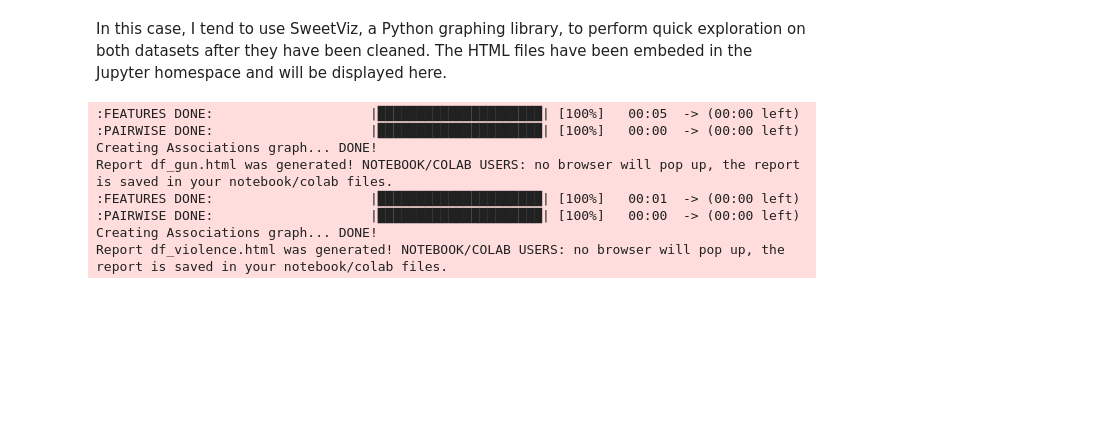
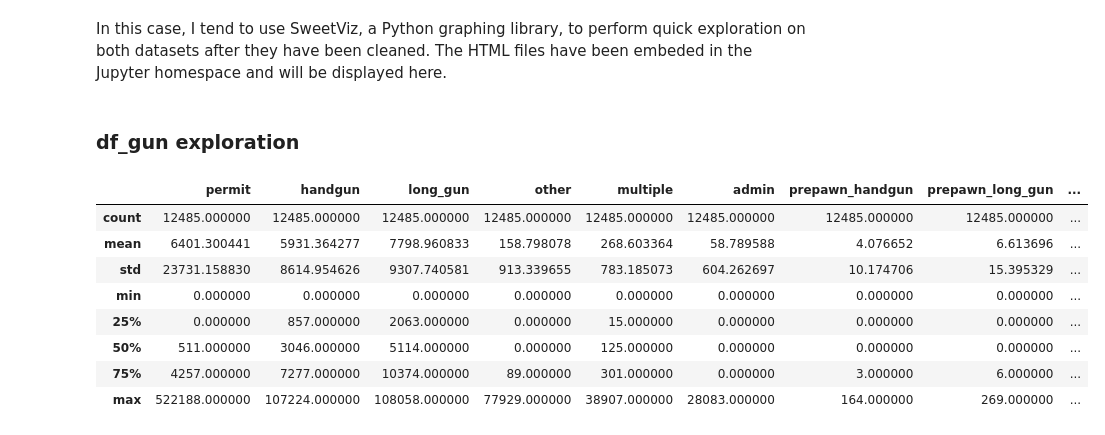
Before and after one commit to MahmoudHousam/FBI-Gun-Data-analysis, a Jupyter notebook: Investigate_a_Dataset.ipynb, the cells around one changed output. Saved outputs shown, nothing was run; the diff lists cells and outputs as text; code cells hidden in the pictures; blank space fills up the shorter version.

```diff
--- a/Investigate_a_Dataset.ipynb
+++ b/Investigate_a_Dataset.ipynb
@@ -149,14 +150,19 @@ hp.explore_nans(df_gun_v1, 'Gun Data')
 # %% [markdown]
 In this case, I tend to use SweetViz, a Python graphing library, to perform quick exploration on both datasets after they have been cleaned. The HTML files have been embeded in the Jupyter homespace and will be displayed here.
 # %%
-sv.analyze(df_gun_v1).show_html('df_gun.html')
-sv.analyze(df_violence_v1).show_html('df_violence.html')
+# sv.analyze(df_gun_v1).show_html('df_gun.html')
+# sv.analyze(df_violence_v1).show_html('df_violence.html')
-# %% [output]
-:FEATURES DONE:                    |█████████████████████| [100%]   00:05  -> (00:00 left)
-:PAIRWISE DONE:                    |█████████████████████| [100%]   00:00  -> (00:00 left)
-Creating Associations graph... DONE!
-Report df_gun.html was generated! NOTEBOOK/COLAB USERS: no browser will pop up, the report is saved in your notebook/colab files.
-:FEATURES DONE:                    |█████████████████████| [100%]   00:01  -> (00:00 left)
-:PAIRWISE DONE:                    |█████████████████████| [100%]   00:00  -> (00:00 left)
-Creating Associations graph... DONE!
-Report df_violence.html was generated! NOTEBOOK/COLAB USERS: no browser will pop up, the report is saved in your notebook/colab files.
+# %% [markdown]
+### df_gun exploration
+# %%
+df_gun_v1.describe()
+# %% [output]
+|  | permit | handgun | long_gun | other | multiple | admin | prepawn_handgun | prepawn_long_gun | ... |
+| count | 12485.000000 | 12485.000000 | 12485.000000 | 12485.000000 | 12485.000000 | 12485.000000 | 12485.000000 | 12485.000000 | ... |
+| mean | 6401.300441 | 5931.364277 | 7798.960833 | 158.798078 | 268.603364 | 58.789588 | 4.076652 | 6.613696 | ... |
+| std | 23731.158830 | 8614.954626 | 9307.740581 | 913.339655 | 783.185073 | 604.262697 | 10.174706 | 15.395329 | ... |
+| min | 0.000000 | 0.000000 | 0.000000 | 0.000000 | 0.000000 | 0.000000 | 0.000000 | 0.000000 | ... |
+| 25% | 0.000000 | 857.000000 | 2063.000000 | 0.000000 | 15.000000 | 0.000000 | 0.000000 | 0.000000 | ... |
+| 50% | 511.000000 | 3046.000000 | 5114.000000 | 0.000000 | 125.000000 | 0.000000 | 0.000000 | 0.000000 | ... |
+| 75% | 4257.000000 | 7277.000000 | 10374.000000 | 89.000000 | 301.000000 | 0.000000 | 3.000000 | 6.000000 | ... |
+| max | 522188.000000 | 107224.000000 | 108058.000000 | 77929.000000 | 38907.000000 | 28083.000000 | 164.000000 | 269.000000 | ... |
```
Also changed, not shown: parts of 5 cells of this notebook, 2 other files.
